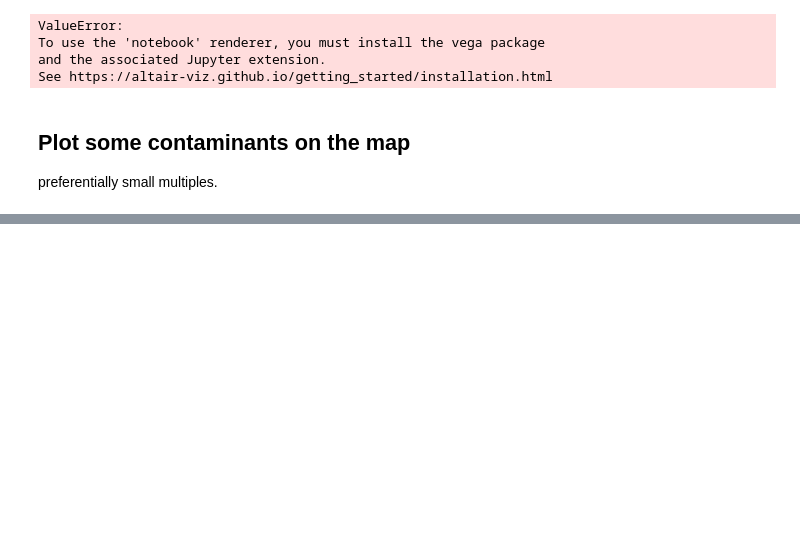
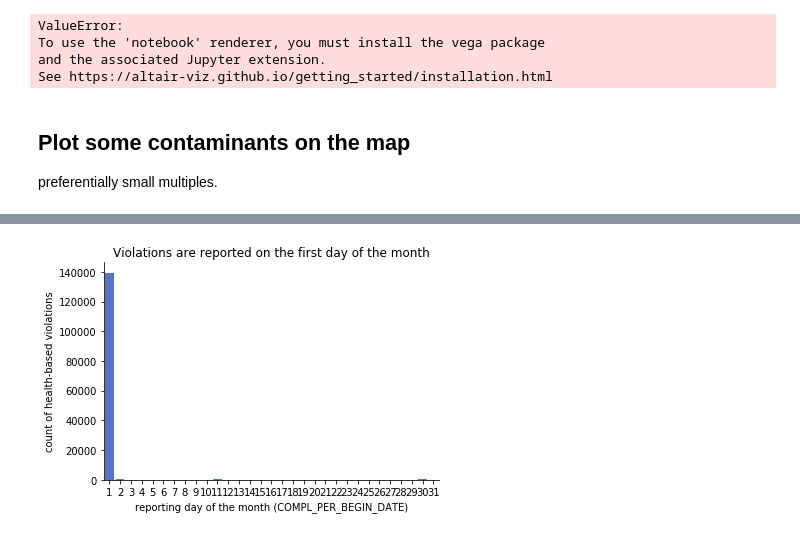
Before and after one commit to codeforboston/safe-water, a Jupyter notebook: code/python/notebooks/exploration_of_contaminants.ipynb, the cells around one changed output, grey strips where cells are left out. Drawn from its saved outputs; the diff is of its cells as text; code cells hidden in the pictures; blank space fills up the shorter version.

```diff
--- a/code/python/notebooks/exploration_of_contaminants.ipynb
+++ b/code/python/notebooks/exploration_of_contaminants.ipynb
@@ -233,0 +254,13 @@ preferentially small multiples.
+# %%
+# By DAY
+viol['COMPL_PER_BEGIN_DAY'] = pd.DatetimeIndex(viol['COMPL_PER_BEGIN_DATE']).day
+
+viol_by_day = viol.groupby('COMPL_PER_BEGIN_DAY').count().VIOLATION_ID.reset_index()
+
+p = sns.barplot(x='COMPL_PER_BEGIN_DAY', y='VIOLATION_ID', data=viol_by_day, color='royalblue')
+p.set(xlabel='reporting day of the month (COMPL_PER_BEGIN_DATE)', ylabel='count of health-based violations',
+      title = 'Violations are reported on the first day of the month')
+sns.despine()
+plt.show()
+# %% [output]
+[figure, added]
```
Also changed, not shown: parts of 8 cells of this notebook.
